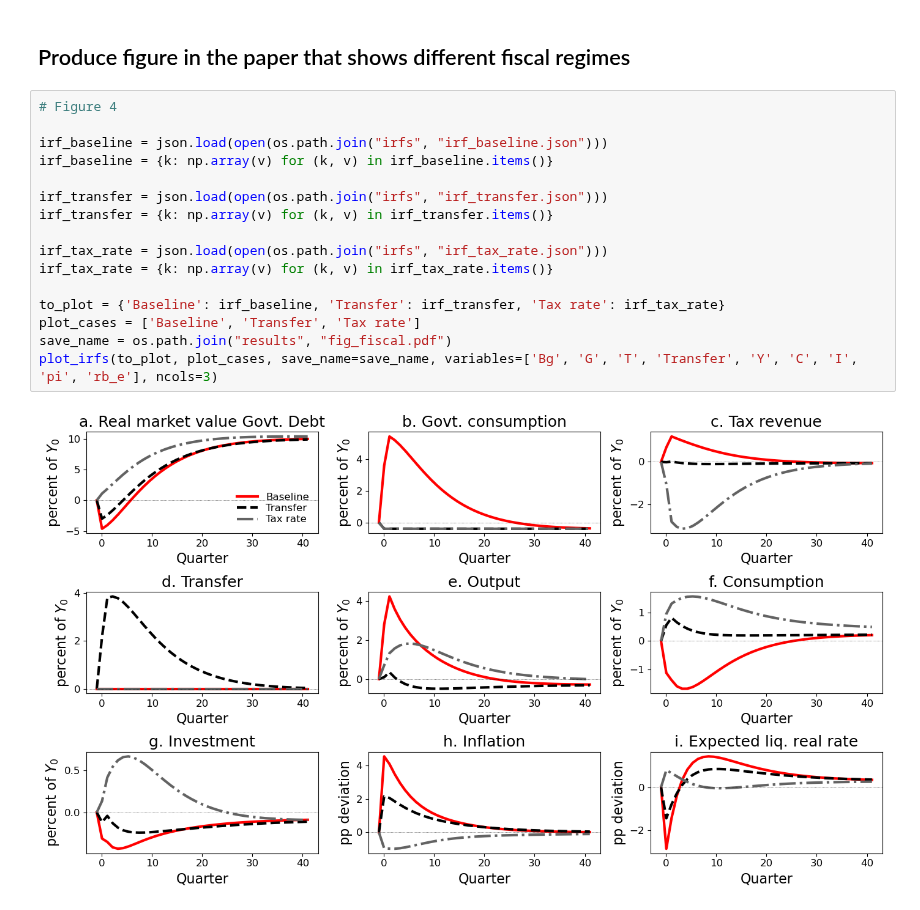
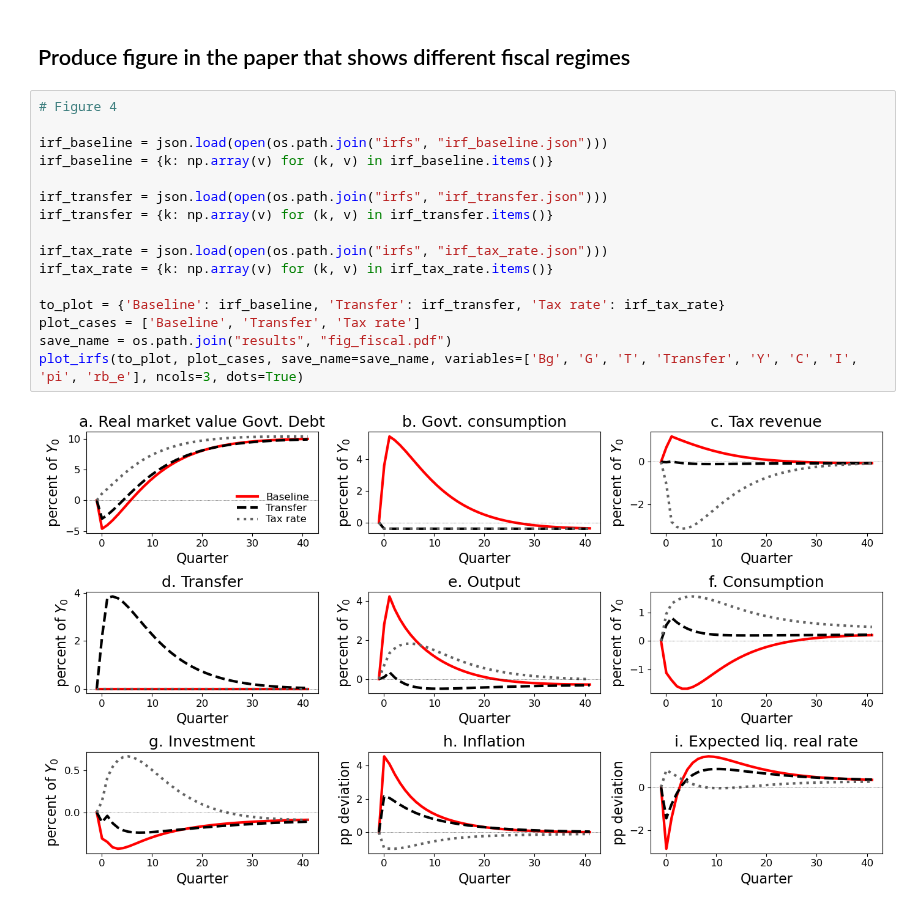
Before and after one commit to rolf-campos/navigating-replication, a Jupyter notebook: 4_irf_fiscal_rules.ipynb, the cells around one changed output. Saved outputs shown, nothing was run; the diff lists cells and outputs as text.

Commit message:
Changed the appearance of figures

```diff
--- a/4_irf_fiscal_rules.ipynb
+++ b/4_irf_fiscal_rules.ipynb
@@ -384,21 +384,21 @@ json.dump(irf_hank_tx, open(os.path.join("irfs", "irf_tax_rate.json"), 'w'), cls
 # %%
 # Figure 4
 
 irf_baseline = json.load(open(os.path.join("irfs", "irf_baseline.json")))
 irf_baseline = {k: np.array(v) for (k, v) in irf_baseline.items()}
 
 irf_transfer = json.load(open(os.path.join("irfs", "irf_transfer.json")))
 irf_transfer = {k: np.array(v) for (k, v) in irf_transfer.items()}
 
 irf_tax_rate = json.load(open(os.path.join("irfs", "irf_tax_rate.json")))
 irf_tax_rate = {k: np.array(v) for (k, v) in irf_tax_rate.items()}
 
 to_plot = {'Baseline': irf_baseline, 'Transfer': irf_transfer, 'Tax rate': irf_tax_rate}
 plot_cases = ['Baseline', 'Transfer', 'Tax rate']
 save_name = os.path.join("results", "fig_fiscal.pdf")
-plot_irfs(to_plot, plot_cases, save_name=save_name, variables=['Bg', 'G', 'T', 'Transfer', 'Y', 'C', 'I', 'pi', 'rb_e'], ncols=3)
+plot_irfs(to_plot, plot_cases, save_name=save_name, variables=['Bg', 'G', 'T', 'Transfer', 'Y', 'C', 'I', 'pi', 'rb_e'], ncols=3, dots=True)
 # %% [output]
-[figure, old version]
+[figure, new version]
 # %%
 # Figure 11 in Appendix G.2
 
```
Also changed, not shown: parts of 11 cells of this notebook, 3 other files.
